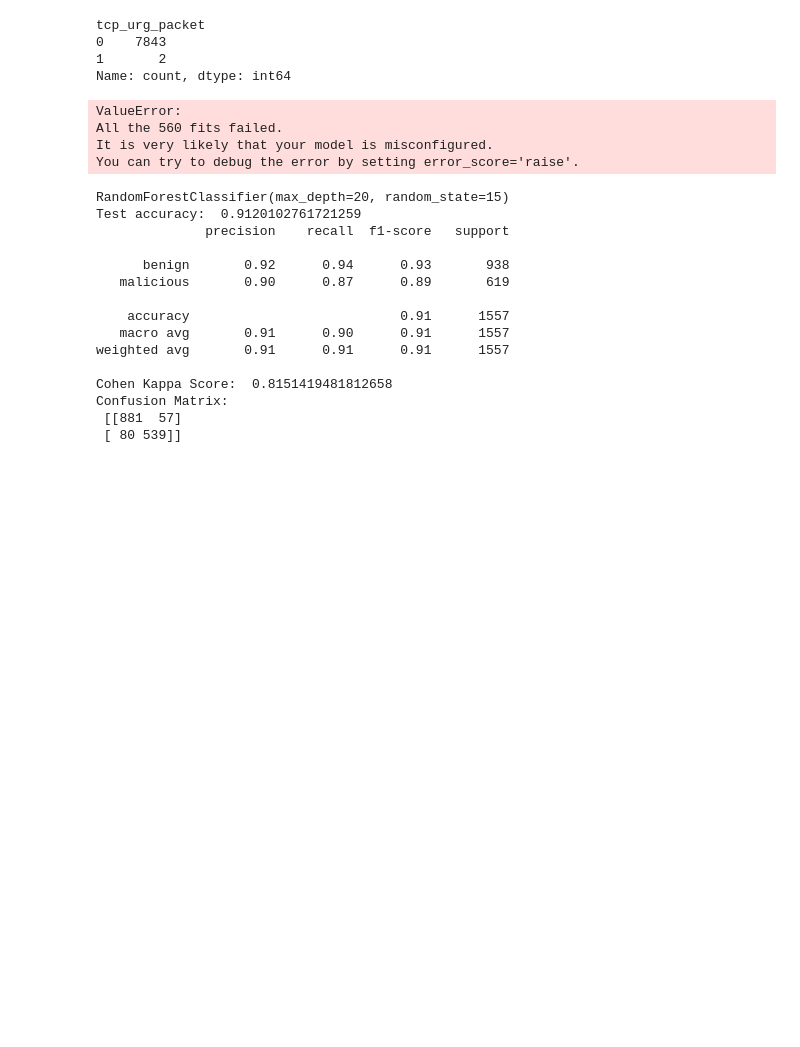
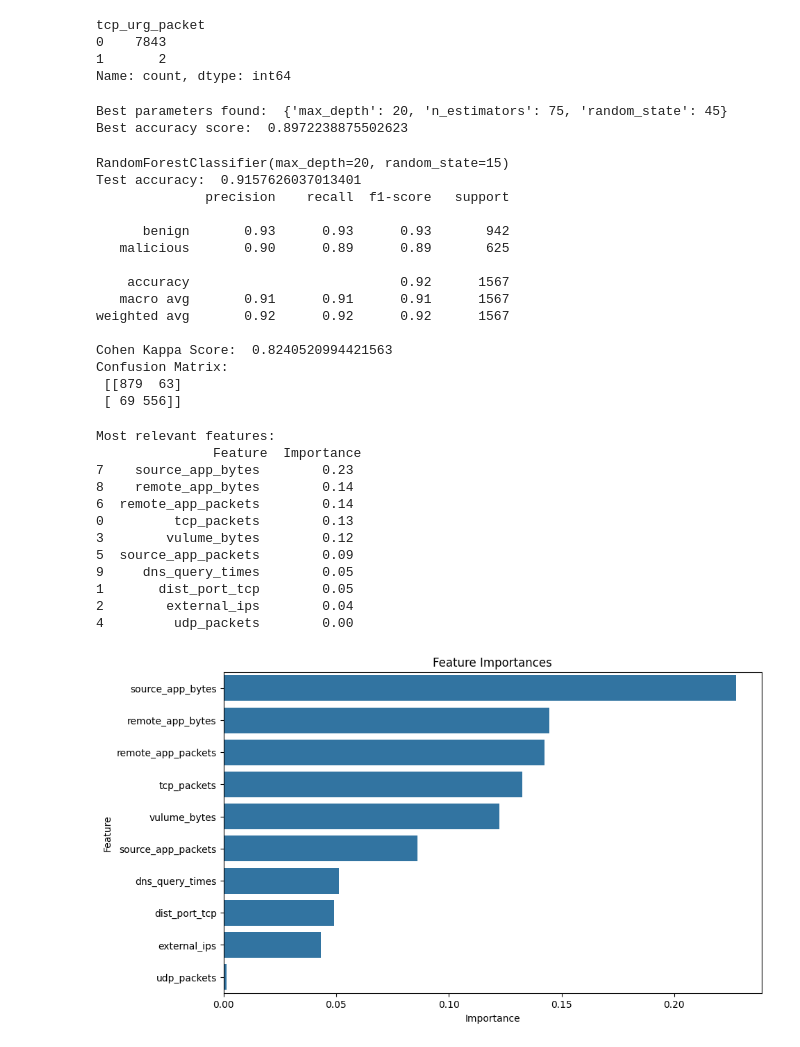
Before and after one commit to arlindgu/dsai-ai-training, a Jupyter notebook: notebooknew.ipynb, the cells around one changed output. Drawn from its saved outputs; the diff is of its cells as text; code cells hidden in the pictures; blank space fills up the shorter version.

```diff
--- a/notebooknew.ipynb
+++ b/notebooknew.ipynb
@@ -248,6 +248,7 @@ tcp_urg_packet
 Name: count, dtype: int64
 # %%
 df = df.drop(['tcp_urg_packet'], axis=1).copy()
+df = df.drop(['name'], axis=1).copy()
 df = df[df.tcp_packets<20000].copy()
 df = df[df.dist_port_tcp<1500].copy()
 df = df[df.external_ips<40].copy()
@@ -287,13 +288,10 @@ grid_search.fit(X_train, y_train)
 print("Best parameters found: ", grid_search.best_params_)
 print("Best accuracy score: ", grid_search.best_score_)
 # %% [output]
-ValueError:
-All the 560 fits failed.
-It is very likely that your model is misconfigured.
-You can try to debug the error by setting error_score='raise'.
+Best parameters found:  {'max_depth': 20, 'n_estimators': 75, 'random_state': 45}
+Best accuracy score:  0.8972238875502623
 # %%
 # Train the model with the best parameters
-best_params = grid_search.best_params_
 rdF = RandomForestClassifier(
     n_estimators=100,
     max_depth=20,
@@ -312,17 +310,51 @@ print("Cohen Kappa Score: ", cohen_kappa_score(y_test, pred))
 print("Confusion Matrix: \n", confusion_matrix(y_test, pred))
 # %% [output]
 RandomForestClassifier(max_depth=20, random_state=15)
-Test accuracy:  0.9120102761721259
+Test accuracy:  0.9157626037013401
               precision    recall  f1-score   support
 
-      benign       0.92      0.94      0.93       938
-   malicious       0.90      0.87      0.89       619
+      benign       0.93      0.93      0.93       942
+   malicious       0.90      0.89      0.89       625
 
-    accuracy                           0.91      1557
-   macro avg       0.91      0.90      0.91      1557
-weighted avg       0.91      0.91      0.91      1557
+    accuracy                           0.92      1567
+   macro avg       0.91      0.91      0.91      1567
+weighted avg       0.92      0.92      0.92      1567
 
-Cohen Kappa Score:  0.8151419481812658
+Cohen Kappa Score:  0.8240520994421563
 Confusion Matrix:
- [[881  57]
- [ 80 539]]
+ [[879  63]
+ [ 69 556]]
+# %%
+# Get feature importances from the trained RandomForestClassifier
+feature_importances = rdF.feature_importances_
+
+# Create a DataFrame for better visualization
+features_df = pd.DataFrame({
+    'Feature': X_train.columns,
+    'Importance': feature_importances
+})
+
+# Sort the DataFrame by importance
+features_df = features_df.sort_values(by='Importance', ascending=False)
+
+# Display the most relevant features
+print("Most relevant features:\n", features_df)
+# Plot the feature importances
+plt.figure(figsize=(10, 6))
+sns.barplot(x='Importance', y='Feature', data=features_df)
+plt.title('Feature Importances')
+plt.show()
+# %% [output]
+Most relevant features:
+               Feature  Importance
+7    source_app_bytes        0.23
+8    remote_app_bytes        0.14
+6  remote_app_packets        0.14
+0         tcp_packets        0.13
+3        vulume_bytes        0.12
+5  source_app_packets        0.09
+9     dns_query_times        0.05
+1       dist_port_tcp        0.05
+2        external_ips        0.04
+4         udp_packets        0.00
+[figure, added]
```
